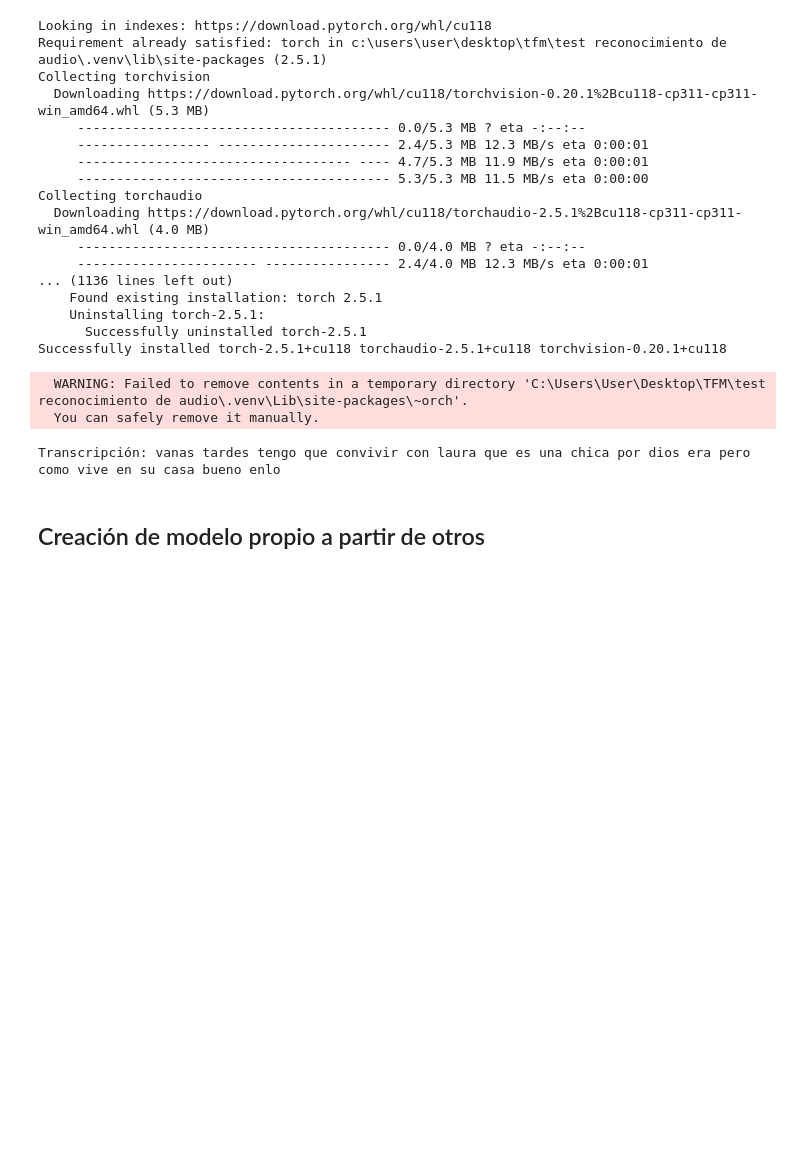
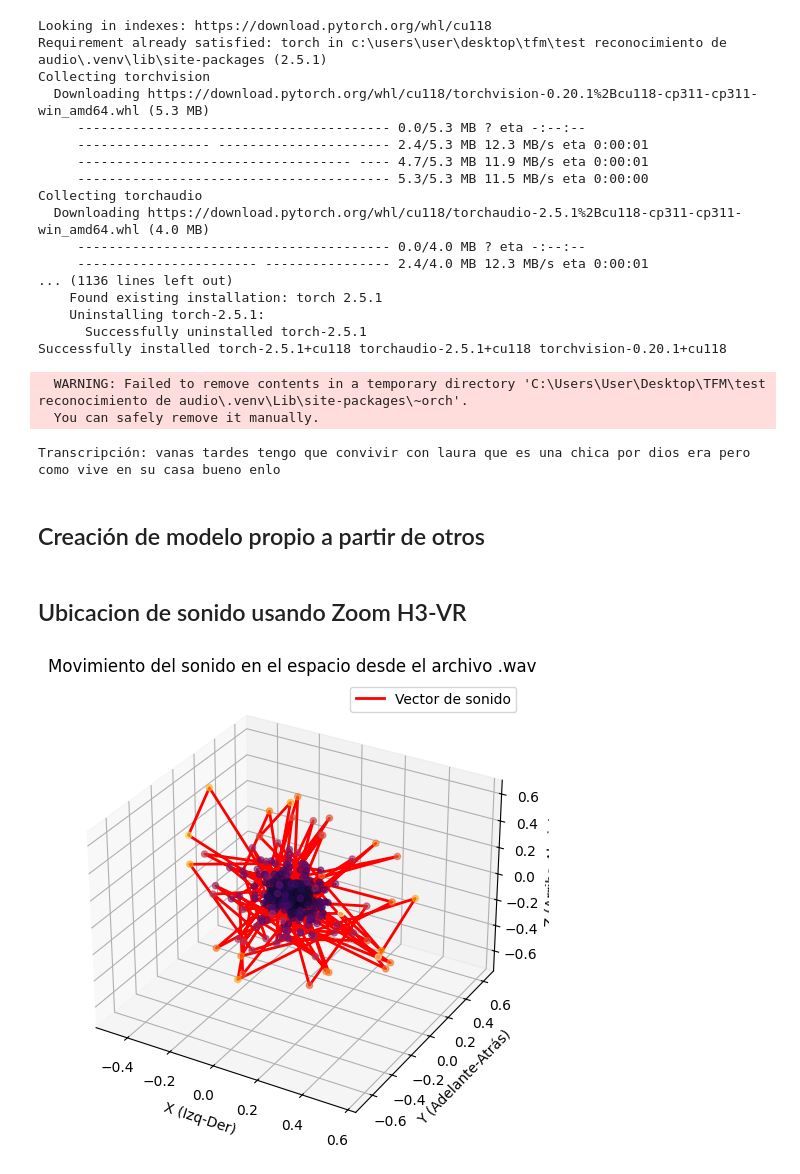
Before and after one commit to RafaDom02/TFM, a Jupyter notebook: test reconocimiento de audio/reconocimientoVoz.ipynb, the cells around one changed output. Saved outputs shown, nothing was run; the diff lists cells and outputs as text; code cells hidden in the pictures; blank space fills up the shorter version.

```diff
--- a/test reconocimiento de audio/reconocimientoVoz.ipynb
+++ b/test reconocimiento de audio/reconocimientoVoz.ipynb
@@ -229,3 +237,57 @@ def entrenamiento(model, loader, epochs, lr):
             loss.backward()
             optimizer.step()
         print(f"Epoch [{epoch+1}/{epochs}], Loss: {loss.item():.4f}")
+# %% [markdown]
+## Ubicacion de sonido usando Zoom H3-VR
+# %%
+import scipy.io.wavfile as wav
+
+# Ruta del nuevo archivo subido
+file_path = "./audio/250320_001.WAV"
+
+# Leer el archivo de audio
+samplerate, audio_data = wav.read(file_path)
+
+# Verificar dimensiones del audio
+num_samples, num_channels = audio_data.shape if len(audio_data.shape) > 1 else (len(audio_data), 1)
+
+# Si el archivo tiene menos de 4 canales, no podemos extraer información ambisónica correctamente
+if num_channels < 4:
+    raise ValueError("El archivo .wav no tiene suficientes canales. Se necesitan al menos 4 para Ambisonic (W, X, Y, Z).")
+
+# Extraer canales Ambisonic W, X, Y, Z
+W = audio_data[:, 0]  # Omnidireccional
+X = audio_data[:, 1]  # Izquierda-Derecha
+Y = audio_data[:, 2]  # Adelante-Atrás
+Z = audio_data[:, 3]  # Arriba-Abajo
+
+# Normalizar valores a un rango entre -1 y 1 (si el formato de audio no lo está)
+W = W / np.max(np.abs(W))
+X = X / np.max(np.abs(X))
+Y = Y / np.max(np.abs(Y))
+Z = Z / np.max(np.abs(Z))
+
+# Crear vector de dirección
+intensity = np.sqrt(X**2 + Y**2 + Z**2)  # Magnitud del vector intensidad
+theta = np.arctan2(Y, X)  # Ángulo horizontal (azimut)
+phi = np.arctan2(Z, np.sqrt(X**2 + Y**2))  # Ángulo vertical (elevación)
+
+# 🔹 Visualización del vector de movimiento del sonido
+fig = plt.figure(figsize=(8, 6))
+ax = fig.add_subplot(111, projection='3d')
+
+# Graficamos la trayectoria del sonido
+ax.plot(X[::1000], Y[::1000], Z[::1000], color="red", linewidth=2, label="Vector de sonido")
+
+# Agregar puntos de referencia con intensidad
+ax.scatter(X[::1000], Y[::1000], Z[::1000], c=intensity[::1000], cmap="inferno", alpha=0.6)
+
+ax.set_xlabel("X (Izq-Der)")
+ax.set_ylabel("Y (Adelante-Atrás)")
+ax.set_zlabel("Z (Arriba-Abajo)")
+ax.set_title("Movimiento del sonido en el espacio desde el archivo .wav")
+ax.legend()
+
+plt.show()
+# %% [output]
+[figure, added]
```
Also changed, not shown: parts of 6 cells of this notebook, 1 other file.
